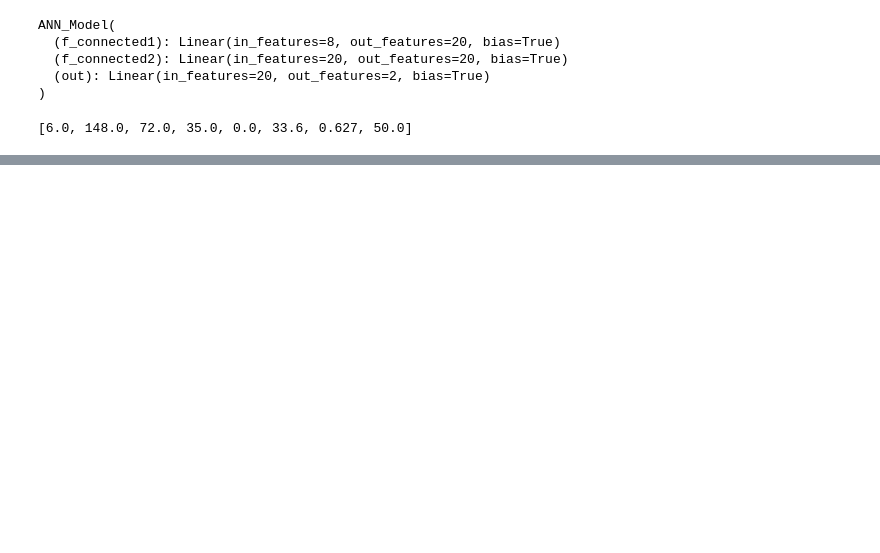
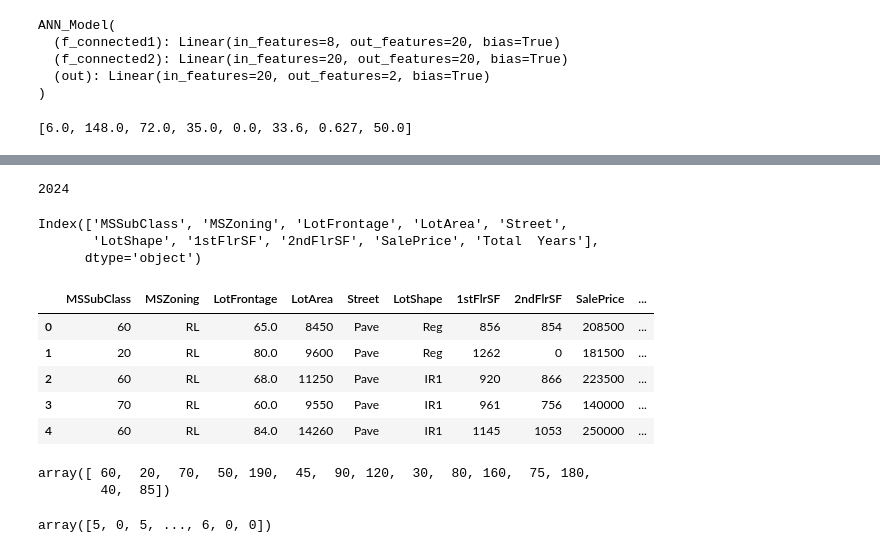
Before and after one commit to RushabhShahPrograms/Pytorch_tuts, a Jupyter notebook: PyTorch_Tuts_krish.ipynb, the cells around one changed output, grey strips where cells are left out. Cells and saved outputs as stored; diff of their text form; code cells hidden in the pictures; blank space fills up the shorter version.

```diff
--- a/PyTorch_Tuts_krish.ipynb
+++ b/PyTorch_Tuts_krish.ipynb
@@ -371,0 +423,5 @@ tensor([-0.6746,  0.2896])
+# %%
+import datetime
+datetime.datetime.now().year
+# %% [output]
+2024
@@ -371,0 +432,15 @@ tensor([-0.6746,  0.2896])
+# %%
+df.columns
+# %% [output]
+Index(['MSSubClass', 'MSZoning', 'LotFrontage', 'LotArea', 'Street',
+       'LotShape', '1stFlrSF', '2ndFlrSF', 'SalePrice', 'Total  Years'],
+      dtype='object')
+# %%
+df.head()
+# %% [output]
+|  | MSSubClass | MSZoning | LotFrontage | LotArea | Street | LotShape | 1stFlrSF | 2ndFlrSF | SalePrice | ... |
+| 0 | 60 | RL | 65.0 | 8450 | Pave | Reg | 856 | 854 | 208500 | ... |
+| 1 | 20 | RL | 80.0 | 9600 | Pave | Reg | 1262 | 0 | 181500 | ... |
+| 2 | 60 | RL | 68.0 | 11250 | Pave | IR1 | 920 | 866 | 223500 | ... |
+| 3 | 70 | RL | 60.0 | 9550 | Pave | IR1 | 961 | 756 | 140000 | ... |
+| 4 | 60 | RL | 84.0 | 14260 | Pave | IR1 | 1145 | 1053 | 250000 | ... |
@@ -371,0 +450,12 @@ tensor([-0.6746,  0.2896])
+# %%
+df['MSSubClass'].unique()
+# %% [output]
+array([ 60,  20,  70,  50, 190,  45,  90, 120,  30,  80, 160,  75, 180,
+        40,  85])
+# %%
+from sklearn.preprocessing import LabelEncoder
+lbl_encoders={}
+lbl_encoders["MSSubClass"] = LabelEncoder()
+lbl_encoders["MSSubClass"].fit_transform(df["MSSubClass"])
+# %% [output]
+array([5, 0, 5, ..., 6, 0, 0])
```
Also changed, not shown: parts of 62 cells of this notebook.
